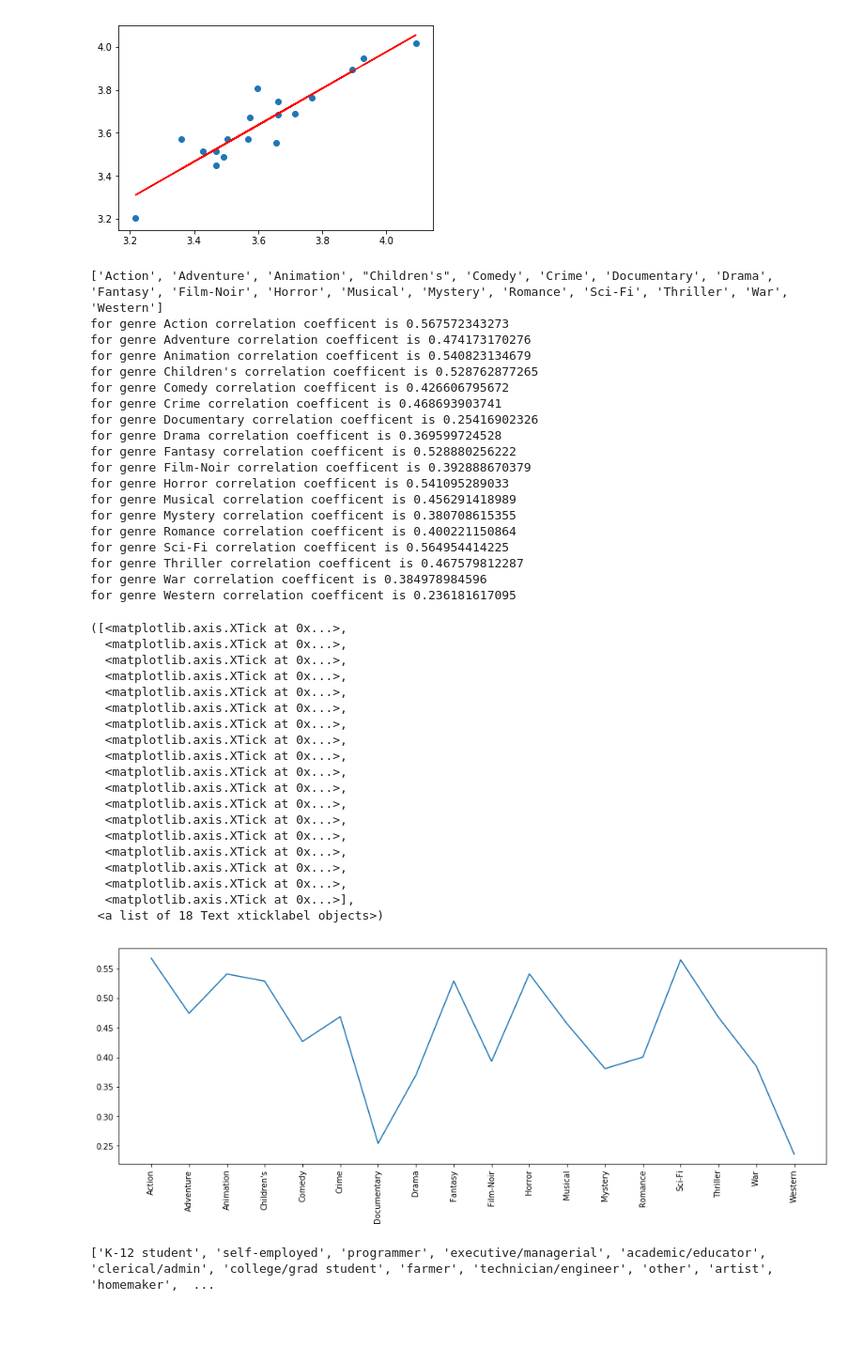
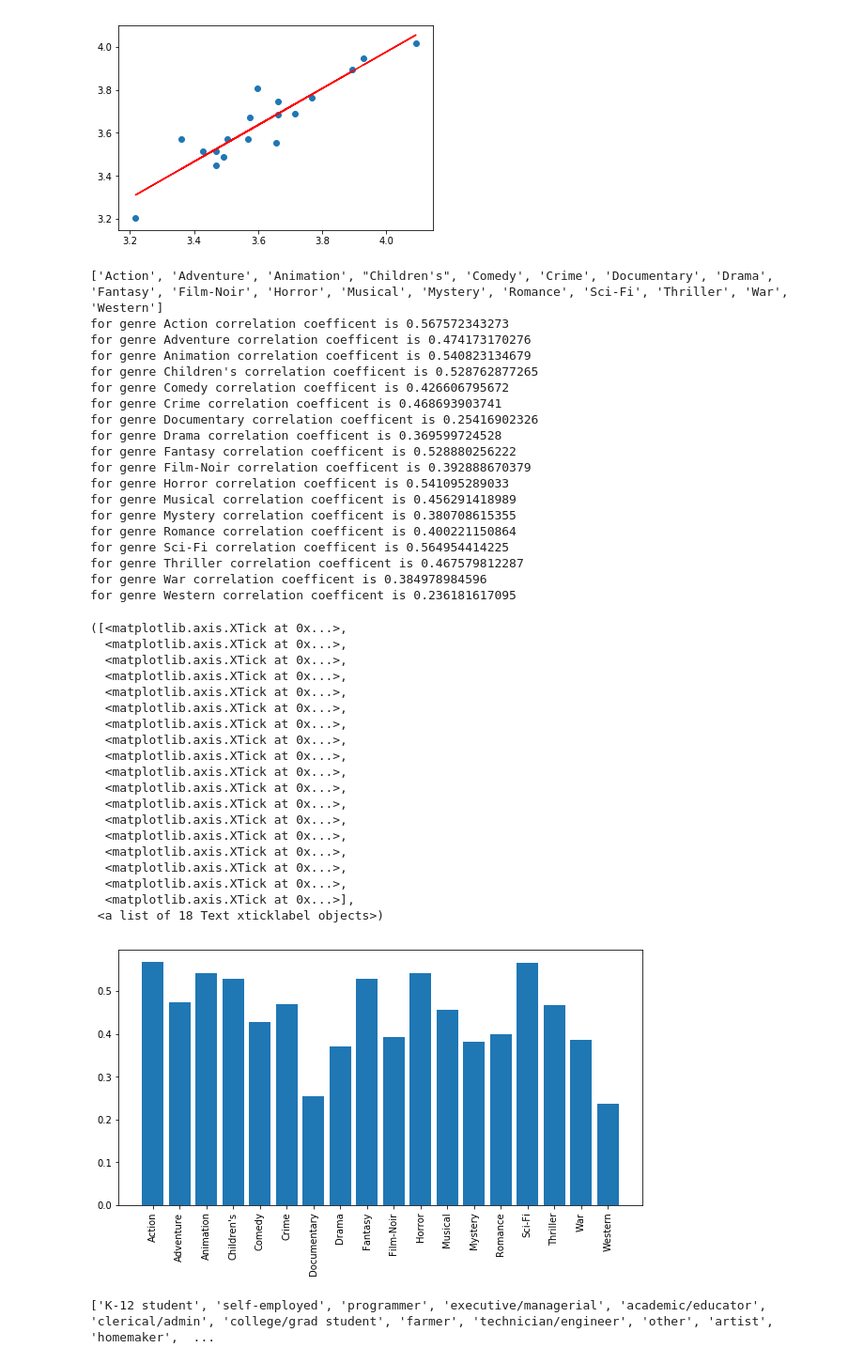
Before and after one commit to tianhaopx/Case-Study-of-Data-Science, a Jupyter notebook: CaseStudy2/CaseStudy2.ipynb, the cells around one changed output. Shown at 94% size. Cells and saved outputs as stored; diff of their text form; code cells hidden in the pictures; blank space fills up the shorter version.

```diff
--- a/CaseStudy2/CaseStudy2.ipynb
+++ b/CaseStudy2/CaseStudy2.ipynb
@@ -748,8 +750,8 @@ for g in genres:
     corr_val.append(val)
     print('for genre %s correlation coefficent is'%g, val)
 
-plt.figure(figsize=(16,5))
-plt.plot(range(len(genres)), corr_val)
+plt.figure(figsize=(10,5))
+plt.bar(range(len(genres)), corr_val)
 plt.xticks(range(len(genres)),genres,rotation='vertical')
 # %% [output]
 ['Action', 'Adventure', 'Animation', "Children's", 'Comedy', 'Crime', 'Documentary', 'Drama', 'Fantasy', 'Film-Noir', 'Horror', 'Musical', 'Mystery', 'Romance', 'Sci-Fi', 'Thriller', 'War', 'Western']
@@ -763,34 +765,34 @@ for genre Documentary correlation coefficent is 0.25416902326
 for genre Drama correlation coefficent is 0.369599724528
 for genre Fantasy correlation coefficent is 0.528880256222
 for genre Film-Noir correlation coefficent is 0.392888670379
 for genre Horror correlation coefficent is 0.541095289033
 for genre Musical correlation coefficent is 0.456291418989
 for genre Mystery correlation coefficent is 0.380708615355
 for genre Romance correlation coefficent is 0.400221150864
 for genre Sci-Fi correlation coefficent is 0.564954414225
 for genre Thriller correlation coefficent is 0.467579812287
 for genre War correlation coefficent is 0.384978984596
 for genre Western correlation coefficent is 0.236181617095
 ([<matplotlib.axis.XTick at 0x...>,
   <matplotlib.axis.XTick at 0x...>,
   <matplotlib.axis.XTick at 0x...>,
   <matplotlib.axis.XTick at 0x...>,
   <matplotlib.axis.XTick at 0x...>,
   <matplotlib.axis.XTick at 0x...>,
   <matplotlib.axis.XTick at 0x...>,
   <matplotlib.axis.XTick at 0x...>,
   <matplotlib.axis.XTick at 0x...>,
   <matplotlib.axis.XTick at 0x...>,
   <matplotlib.axis.XTick at 0x...>,
   <matplotlib.axis.XTick at 0x...>,
   <matplotlib.axis.XTick at 0x...>,
   <matplotlib.axis.XTick at 0x...>,
   <matplotlib.axis.XTick at 0x...>,
   <matplotlib.axis.XTick at 0x...>,
   <matplotlib.axis.XTick at 0x...>,
   <matplotlib.axis.XTick at 0x...>],
  <a list of 18 Text xticklabel objects>)
-[figure, old version]
+[figure, new version]
 # %%
 #advertising, occupation, age, rate high and more.
 
```
Also changed, not shown: parts of 11 cells of this notebook.
